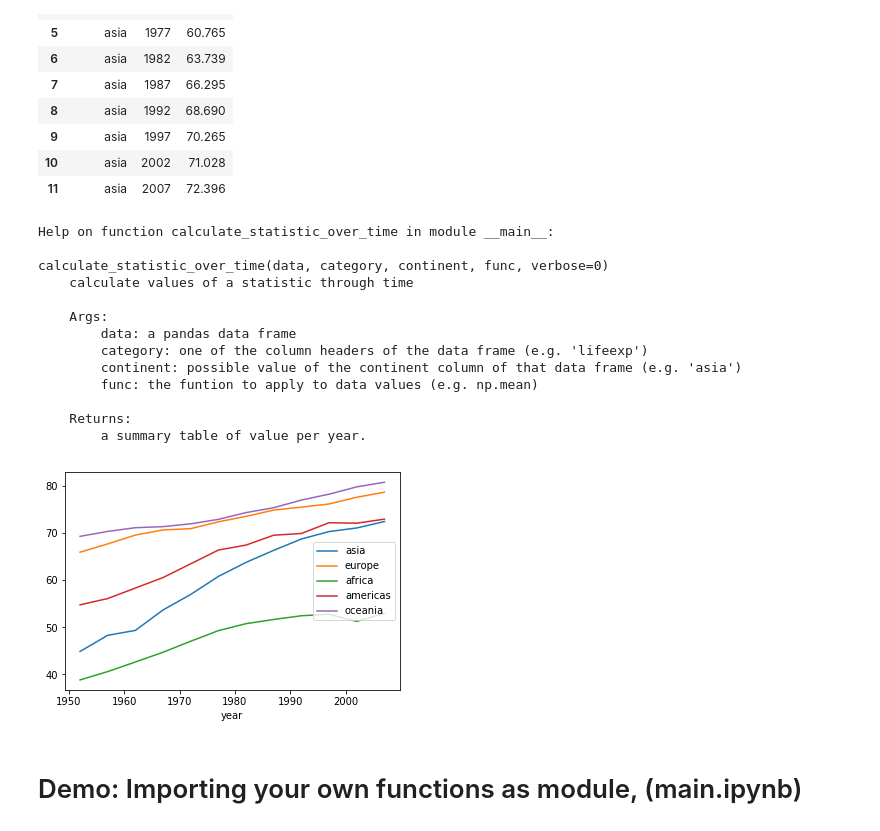
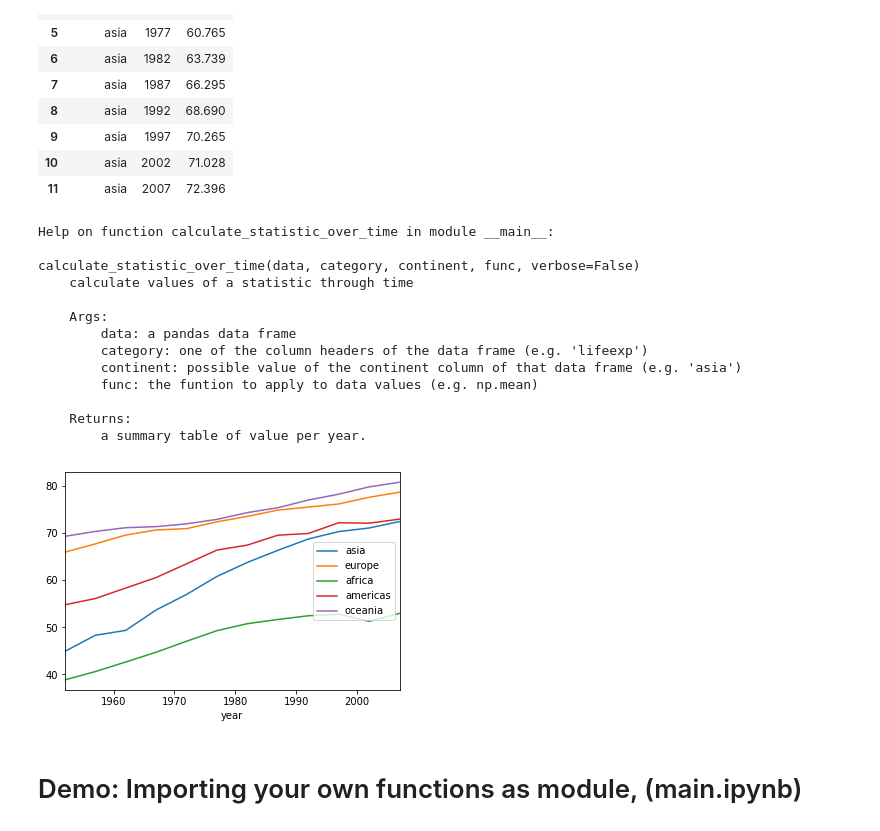
Before and after one commit to Reproducible-Science-Curriculum/automation-RR-Jupyter, a Jupyter notebook: notebooks/Automation_Lesson1_Intro_Instructor_Notes.ipynb, the cells around one changed output. Saved outputs shown, nothing was run; the diff lists cells and outputs as text; code cells hidden in the pictures.

Commit message:
Converted verbose to true, false

```diff
--- a/notebooks/Automation_Lesson1_Intro_Instructor_Notes.ipynb
+++ b/notebooks/Automation_Lesson1_Intro_Instructor_Notes.ipynb
@@ -134,11 +138,13 @@ When the variable is set to 1 (equivalent to YES) we print out extra information
 # %%
-VERBOSE = 1
+VERBOSE = True
+
 try:
-        df = pd.read_csv(cleaned_data_location)
-        if VERBOSE:
-            print(df.head())
+    df = pd.read_csv(cleaned_data_location)
+    if VERBOSE:
+        print(df.head())
+
 except FileNotFoundError:
-        print("Couldn't find data file, check path? You tried", cleaned_data_location)
+    print("Couldn't find data file, check path? You tried", cleaned_data_location)
 # %% [output]
    year       pop  lifeexp   gdppercap      country continent
 0  1952   8425333   28.801  779.445314  afghanistan      asia
@@ -384,7 +391,7 @@ def calculate_statistic_over_time(data, category, continent, func):
 How would you check to make sure input values are reasonable?
 Use assertions or try-except statements, and add options with the VERBOSE flag
 # %%
-def calculate_statistic_over_time(data, category, continent, func, verbose=0):
+def calculate_statistic_over_time(data, category, continent, func, verbose=False):
     """calculate values of a statistic through time
 
     Args:
@@ -443,7 +450,7 @@ help(calculate_statistic_over_time)
 # %% [output]
 Help on function calculate_statistic_over_time in module __main__:
 
-calculate_statistic_over_time(data, category, continent, func, verbose=0)
+calculate_statistic_over_time(data, category, continent, func, verbose=False)
     calculate values of a statistic through time
 
     Args:
@@ -457,12 +464,13 @@ calculate_statistic_over_time(data, category, continent, func, verbose=0)
 # %%
 #use this function to plot life expectancy| through time
 continents = df['continent'].unique()
-VERBOSE=0
+VERBOSE = False
 fig, ax = plt.subplots()
+
 for continent in continents:
     output = calculate_statistic_over_time(df,"lifeexp", continent, np.median)
     output.plot.line('year', "lifeexp", ax=ax, label=continent)
 # %% [output]
-[figure, old version]
+[figure, new version]
 # %% [markdown]
 # Demo: Importing your own functions as module, (main.ipynb)
```
Also changed, not shown: parts of 8 cells of this notebook.
